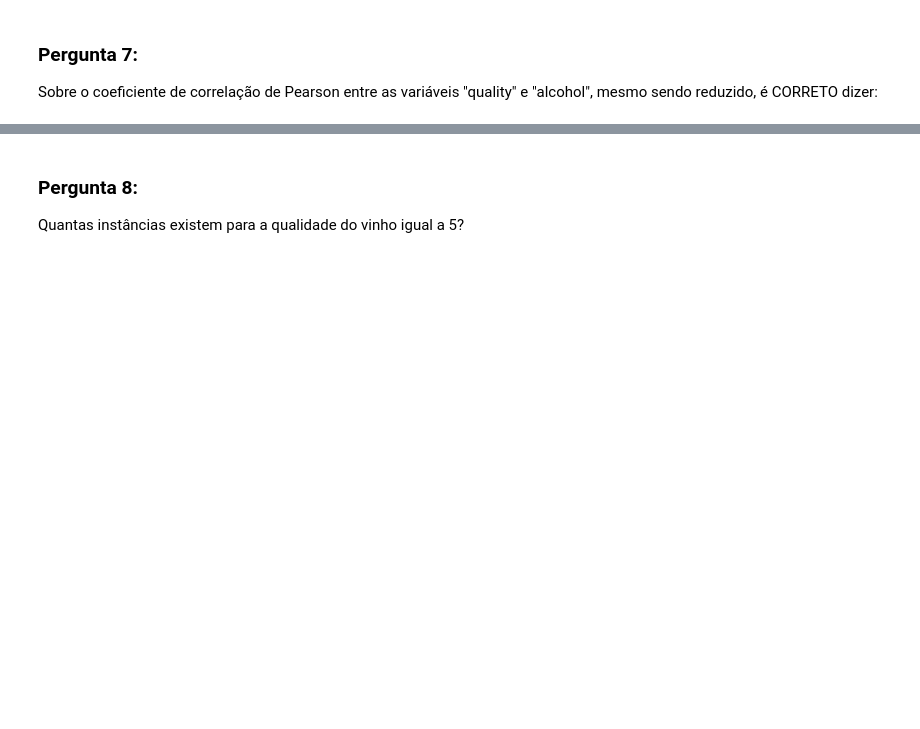
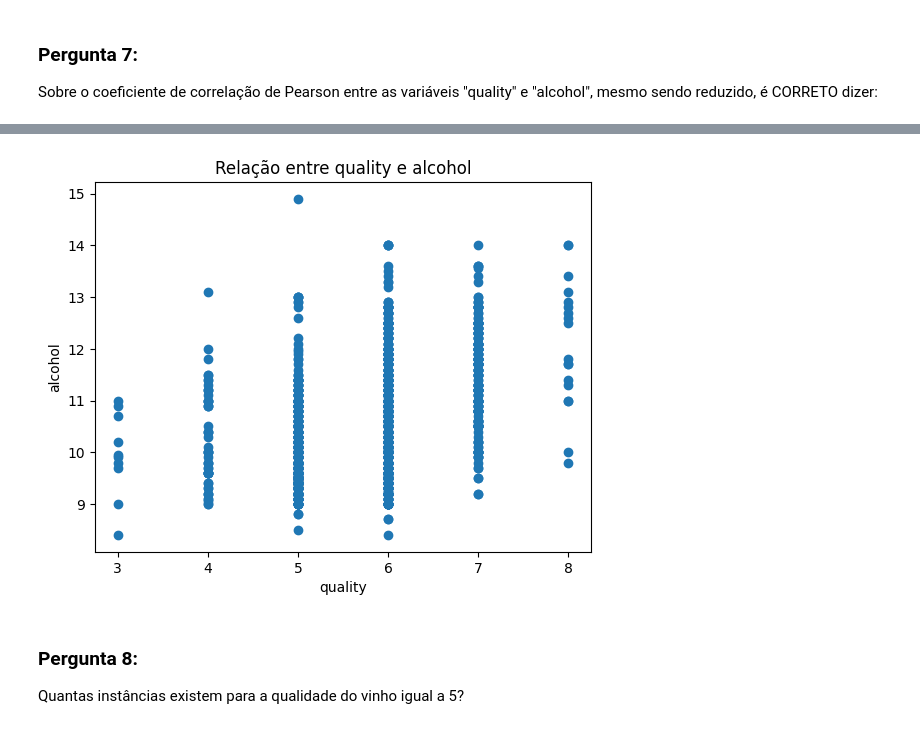
Before and after one commit to patriciaament/challenges-pos-ml-engineering, a Jupyter notebook: Module1_Fundamentals_ML/Final_Challenge.ipynb, the cells around one changed output, grey strips where cells are left out. Drawn from its saved outputs; the diff is of its cells as text; code cells hidden in the pictures; blank space fills up the shorter version.

```diff
--- a/Module1_Fundamentals_ML/Final_Challenge.ipynb
+++ b/Module1_Fundamentals_ML/Final_Challenge.ipynb
@@ -109,3 +136,11 @@ Sobre o coeficiente de correlação de Pearson entre as variáveis "quality" e "
+# %%
+plt.scatter(df_wines_original['quality'], df_wines_original['alcohol'])
+plt.xlabel('quality')
+plt.ylabel('alcohol')
+plt.title('Relação entre quality e alcohol')
+plt.show()
+# %% [output]
+[figure, added]
 # %% [markdown]
 ### Pergunta 8:
 Quantas instâncias existem para a qualidade do vinho igual a 5?
```
Also changed, not shown: parts of 12 cells of this notebook.
